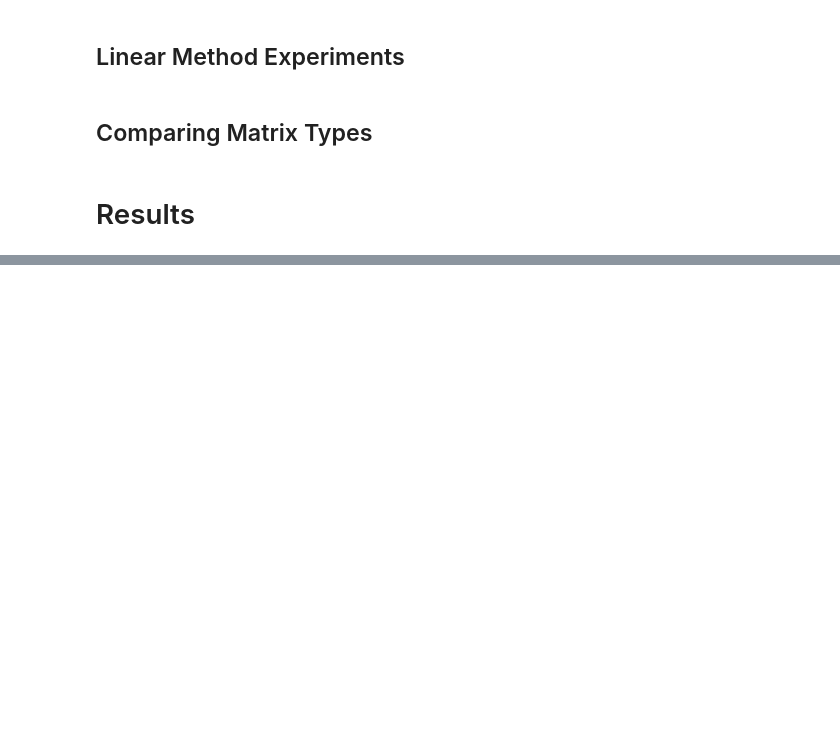
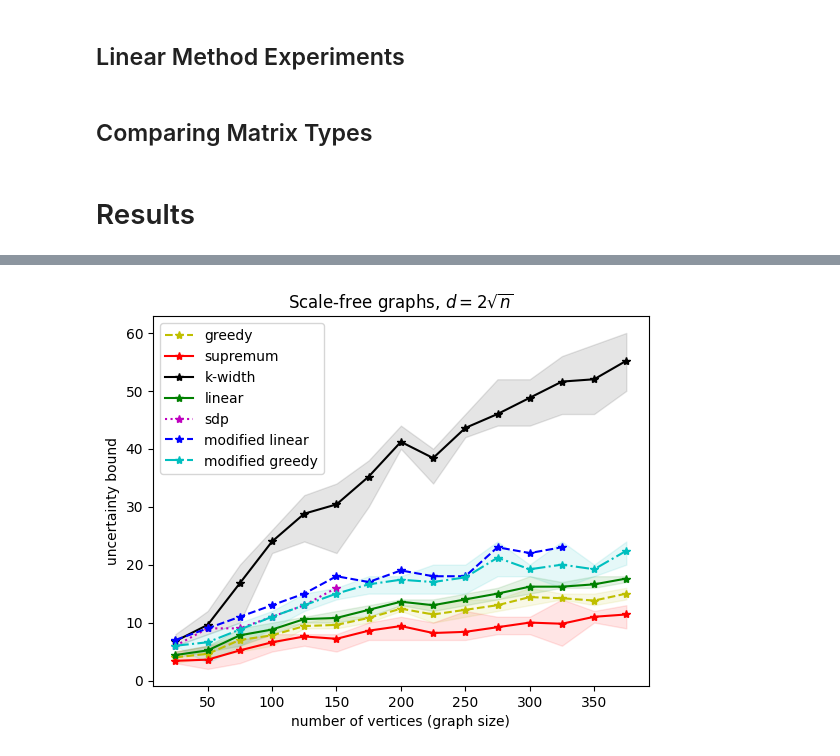
Before and after one commit to Joost-L/Uncertainty_Principle_on_Graphs, a Jupyter notebook: Delocalisation-numerical-experiments.ipynb, the cells around one changed output, grey strips where cells are left out. Drawn from its saved outputs; the diff is of its cells as text; code cells hidden in the pictures; blank space fills up the shorter version.

Commit message:
Ran results for BA with d = 2sqrt(n)

```diff
--- a/Delocalisation-numerical-experiments.ipynb
+++ b/Delocalisation-numerical-experiments.ipynb
@@ -737,22 +777,25 @@ sdp_res = []
 # %%
-ran = matrixSizes
-plt.title('G(n,p) matrices')
-plt.plot(ran, np.mean(greedy_res),       'y*--', label = 'greedy')
-plt.plot(ran, np.mean(sup_res),          'r*-',  label = 'supremum')
-plt.plot(ran, np.mean(kwidth_res),       'k*-',  label = 'k-width')
-plt.plot(ran, np.mean(linear_res),       'g*-',  label = 'linear')
+ran = range(25,400,25) #matrixSizes
+plt.title(r'Scale-free graphs, $d = 2\sqrt{n}$')
+plt.plot(ran, np.mean(greedy_res, axis = 0),       'y*--', label = 'greedy')
+plt.plot(ran, np.mean(sup_res, axis = 0),          'r*-',  label = 'supremum')
+plt.plot(ran, np.mean(kwidth_res, axis = 0),       'k*-',  label = 'k-width')
+plt.plot(ran, np.mean(linear_res, axis = 0),       'g*-',  label = 'linear')
 plt.plot(ran[:6], sdp_res,               'm*:',  label = 'sdp')
 
-plt.plot(ran, mod_linear,            'b*--',  label = 'modified linear')
-plt.plot(ran, np.mean(greedy_mod_res),      'c*-.',  label = 'modified greedy')
+plt.plot(ran[:13], linear_mod_res,            'b*--',  label = 'modified linear')
+plt.plot(ran, np.mean(greedy_mod_res, axis = 0),      'c*-.',  label = 'modified greedy')
 
 plt.fill_between(ran, np.min(greedy_res, axis =0), np.max(greedy_res, axis =0), color='y', alpha=0.1)
 plt.fill_between(ran, np.min(sup_res,    axis =0), np.max(sup_res,    axis =0), color='r', alpha=0.1)
 plt.fill_between(ran, np.min(kwidth_res, axis =0), np.max(kwidth_res, axis =0), color='k', alpha=0.1)
 plt.fill_between(ran, np.min(linear_res, axis =0), np.max(linear_res, axis =0), color='g', alpha=0.1)
 plt.fill_between(ran, np.min(greedy_mod_res, axis =0), np.max(greedy_mod_res, axis =0), color='c', alpha=0.1)
 
 
 plt.xlabel("number of vertices (graph size)")
 plt.ylabel("uncertainty bound")
 plt.legend()
+plt.savefig("baDsqrt.png")
+# %% [output]
+[figure, added]
```
Also changed, not shown: parts of 9 cells of this notebook.
